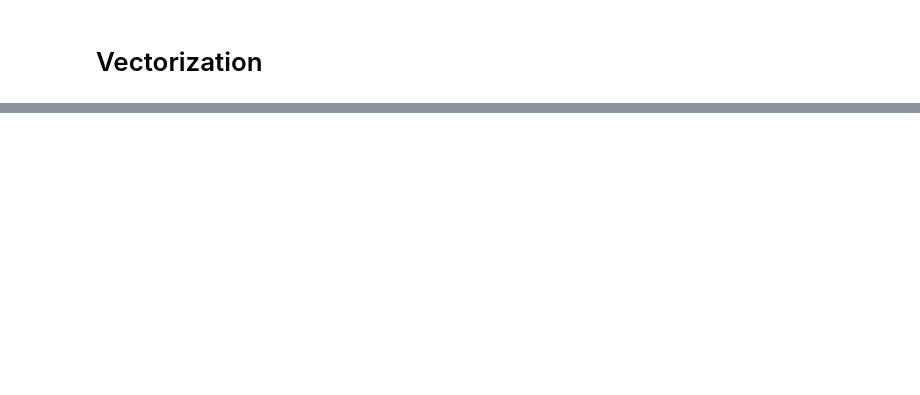
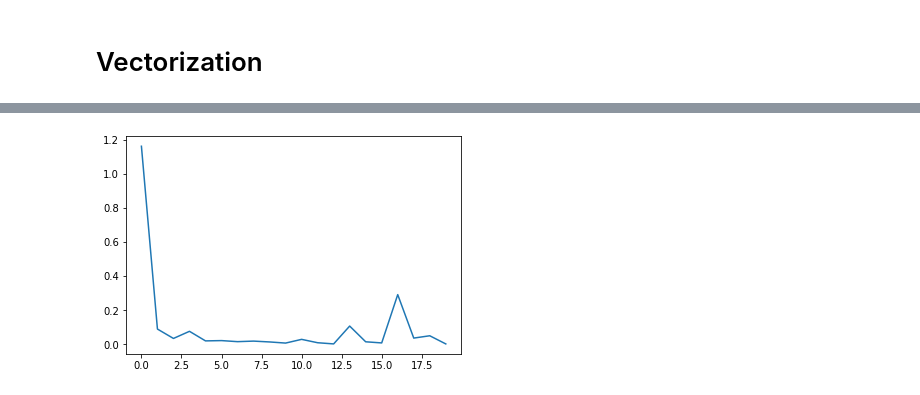
Before and after one commit to npourazin/Fruit-Classification-ANN, a Jupyter notebook: Fruit_Calssification_notebook.ipynb, the cells around one changed output, grey strips where cells are left out. Saved outputs shown, nothing was run; the diff lists cells and outputs as text; code cells hidden in the pictures; blank space fills up the shorter version.

```diff
--- a/Fruit_Calssification_notebook.ipynb
+++ b/Fruit_Calssification_notebook.ipynb
@@ -377,0 +427,14 @@ Wall time: 1.1 s
+# %%
+%%time
+batch_size = 10
+learning_rate = 1
+epoch_number = 20
+costs = []
+initialize_values()
+
+run_vectorized_back_propagation()
+
+epoch_size = [x for x in range(epoch_number)]
+plt.plot(epoch_size, costs)
+print("Back Propagation Accuracy: ", run_feed_forward())
+# %% [output]
@@ -377,0 +443 @@ Wall time: 1.1 s
+[figure, added]
```
Also changed, not shown: parts of 69 cells of this notebook, 1 other file.
